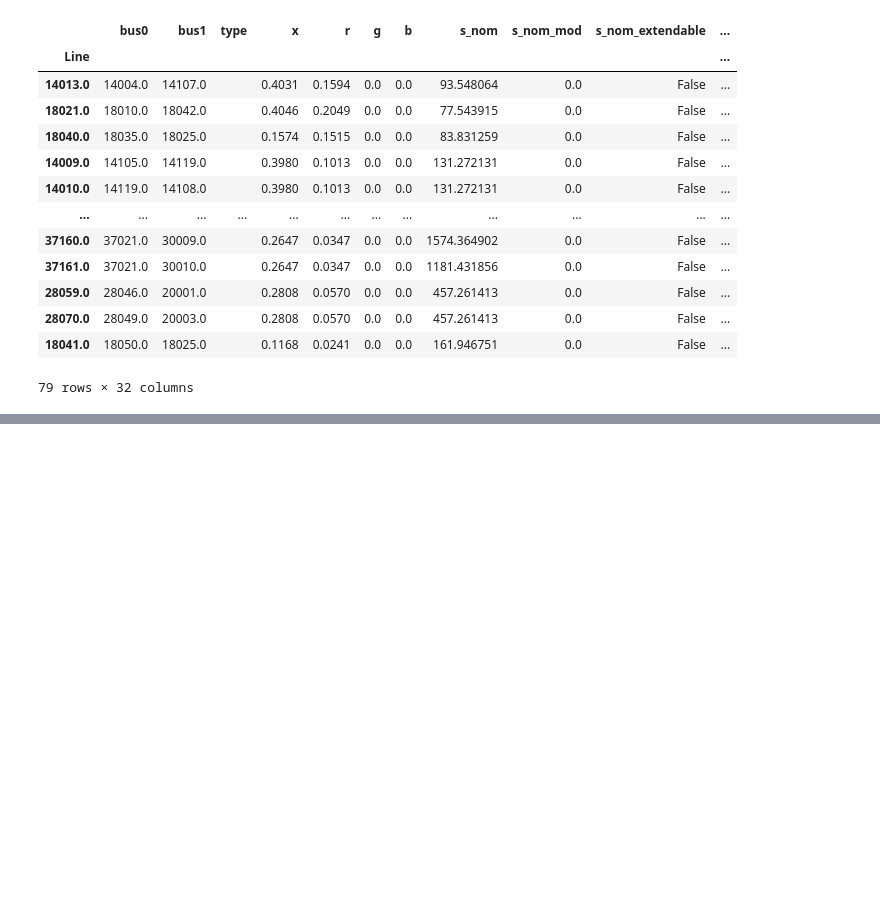
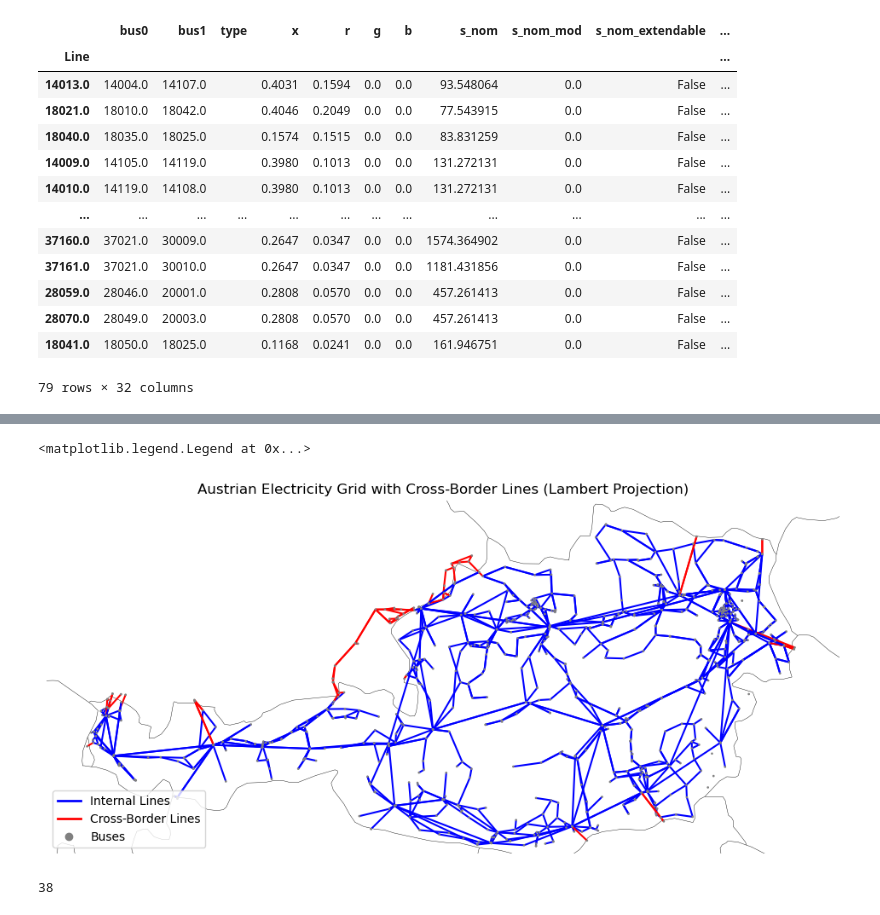
Before and after one commit to bjoernellens1/pypsa-eur-evt, a Jupyter notebook: notebooks-MA/shp_pypsa_workflow.ipynb, the cells around one changed output, grey strips where cells are left out. Saved outputs shown, nothing was run; the diff lists cells and outputs as text; code cells hidden in the pictures; blank space fills up the shorter version.

```diff
--- a/notebooks-MA/shp_pypsa_workflow.ipynb
+++ b/notebooks-MA/shp_pypsa_workflow.ipynb
@@ -46,6 +46,7 @@ for _, row in gdf_lines.iterrows():
           x=row.get("x", 0.2),
           c=row.get("c", 0),
           s_nom=row.get("s_max", 100),
+          v_nom=row.get("v_ref", 380),
           type=row.get("type", None))
 # %% [output]
 WARNING:pypsa.io:The following lines are already defined and will be skipped (use overwrite=True to overwrite): 11025.0
@@ -242,5 +243,3 @@ n.buses
 | 14141.0 | 30.0 | 1.0 | 14.247019 | 47.903419 | AC |  | 1.0 | 0.0 | inf | ... |
 | 12005.0 | 110.0 | 4.0 | 13.679733 | 46.543157 | AC |  | 1.0 | 0.0 | inf | ... |
 919 rows × 14 columns
-# %%
-n.lines["cross_border"] = gdf_lines["cross_border"].values
@@ -309,0 +311,2 @@ cross_border_lines # better double check that
+# %%
+n.lines["cross_border"] = n.lines.index.isin(cross_border_lines.index)
@@ -309,0 +330,39 @@ cross_border_lines # better double check that
+# %%
+import matplotlib.pyplot as plt
+import cartopy.crs as ccrs
+import matplotlib.lines as mlines
+
+# Define Lambert Conformal projection centered over Austria
+projection = ccrs.LambertConformal(central_longitude=13.3, central_latitude=47.5)
+
+# Create custom line colors for cross-border lines
+line_colors = n.lines["cross_border"].map({True: "red", False: "blue"})
+
+# Create the plot with the projection
+fig, ax = plt.subplots(
+    figsize=(12, 12),
+    subplot_kw={"projection": projection}
+)
+
+# Plot the network
+n.plot(
+    ax=ax,
+    geomap=True,
+    projection=projection,
+    line_colors=line_colors,
+    line_widths=1.5,
+    bus_sizes=.0001,
+    bus_colors="gray",
+    title="Austrian Electricity Grid with Cross-Border Lines (Lambert Projection)",
+)
+
+# Add manual legend
+legend_elements = [
+    mlines.Line2D([], [], color='blue', lw=2, label='Internal Lines'),
+    mlines.Line2D([], [], color='red', lw=2, label='Cross-Border Lines'),
+    mlines.Line2D([], [], color='gray', marker='o', linestyle='None', markersize=6, label='Buses'),
+]
+ax.legend(handles=legend_elements, loc="lower left")
+# %% [output]
+<matplotlib.legend.Legend at 0x...>
+[figure, added]
@@ -309,0 +380,4 @@ cross_border_lines # better double check that
+# %%
+n.lines["cross_border"].sum()
+# %% [output]
+38
```
Also changed, not shown: parts of 17 cells of this notebook, 1 other file.
